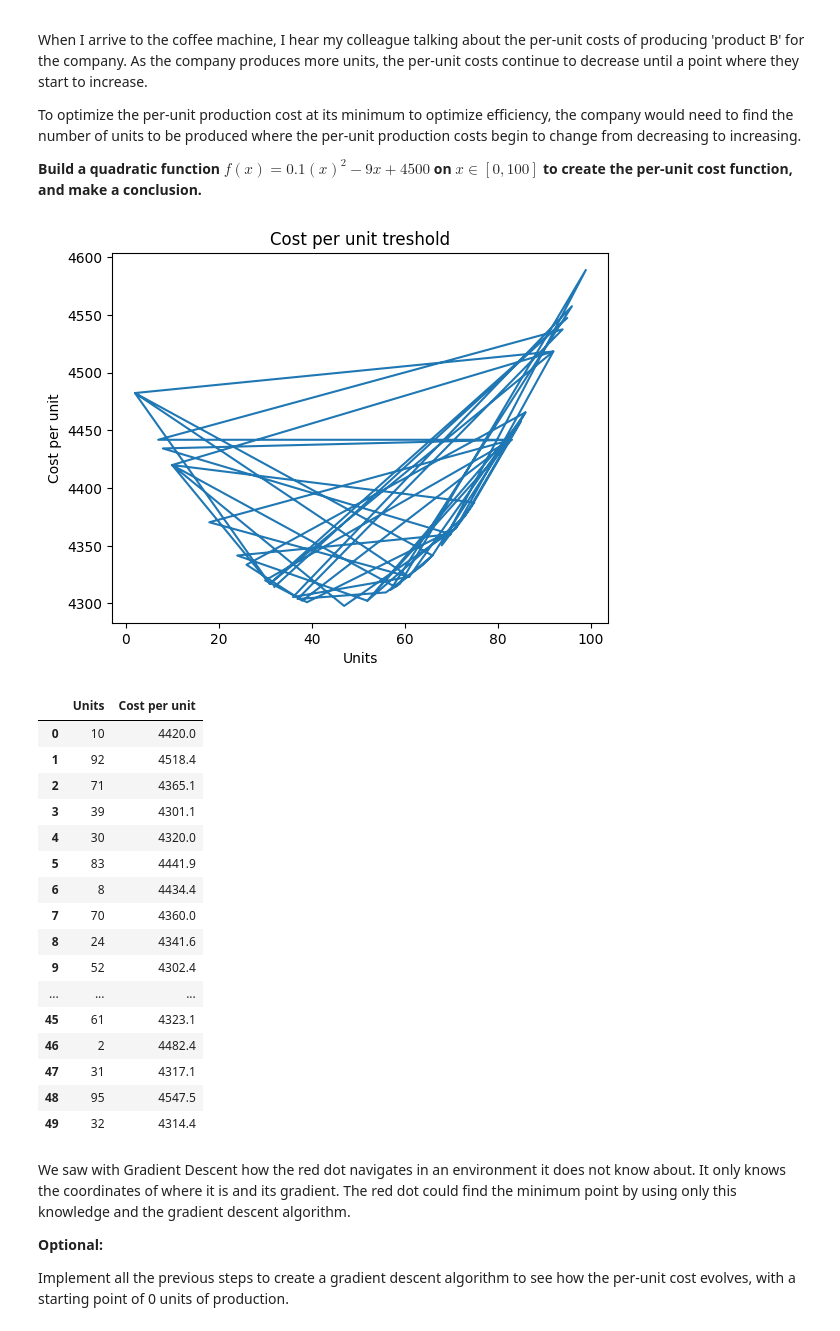
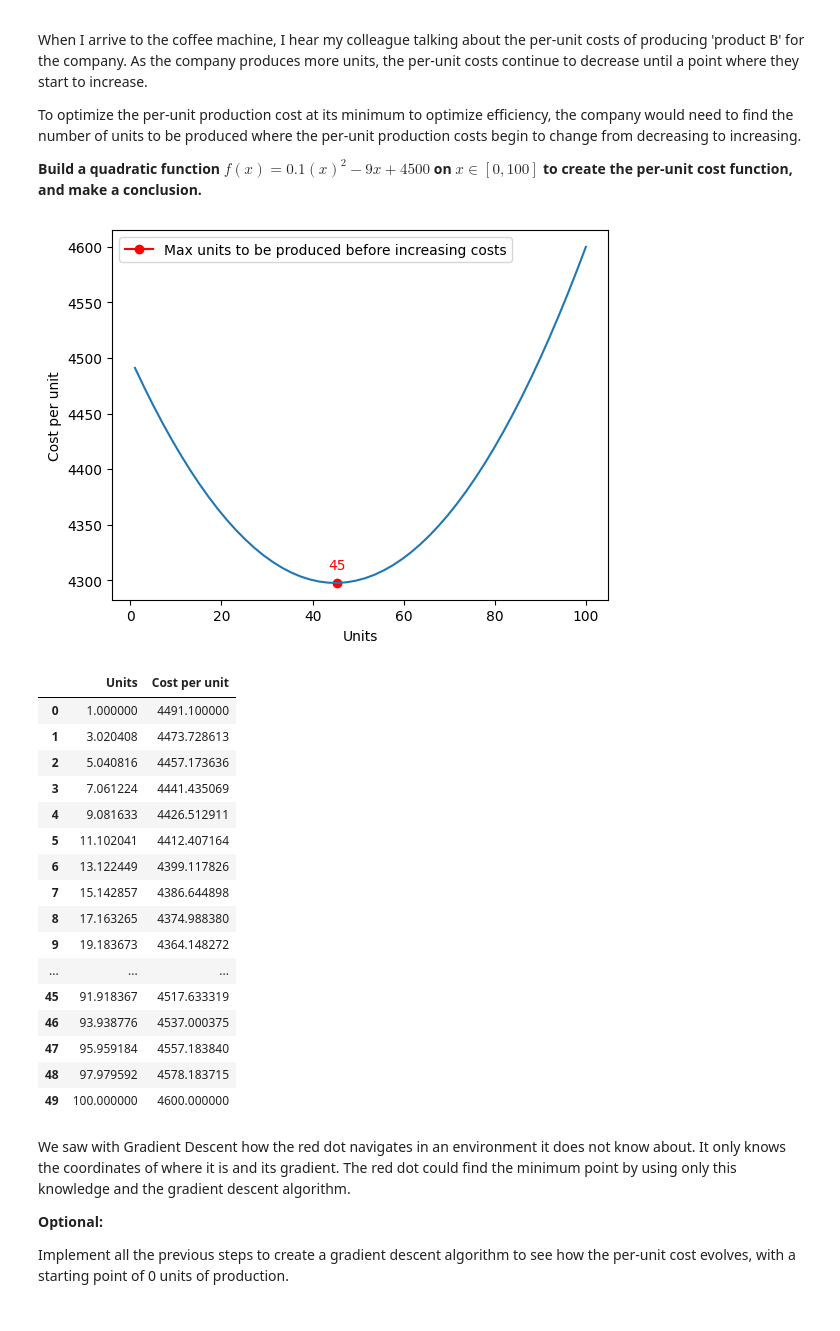
Before and after one commit to 4GeeksAcademy/calculus-and-algebra-problems-with-pythonDianam3, a Jupyter notebook: notebook/problems.ipynb, the cells around one changed output. Cells and saved outputs as stored; diff of their text form; code cells hidden in the pictures.

```diff
--- a/notebook/problems.ipynb
+++ b/notebook/problems.ipynb
@@ -318,44 +318,52 @@ To optimize the per-unit production cost at its minimum to optimize efficiency,
 # %%
 # Define and plot the function
 
 import numpy as np
 import pandas as pd
 import matplotlib.pyplot as plt
 
-x = np.random.randint(1,100, size = 50)
+x = np.linspace(1,100)
 
 def per_unit_cost(x):
     return 0.1 * (x**2) - 9 * x + 4500
 
-cost = per_unit_cost(x)
+costs = per_unit_cost(x)
 
-plt.plot(x, cost)
+min_cost = np.min(costs)
+min_cost_x = x[np.argmin(costs)] #Explained again below
+
+plt.plot(min_cost_x, min_cost, marker="o", color="red", label = "Max units to be produced before increasing costs")
+plt.text(min_cost_x, min_cost + 10, f'{min_cost_x:.0f}',  # Explained below = Adjust position and formatting as needed
+         ha='center', va='bottom', color='red') # The + 10 is used to offset the text label vertically so that it appears slightly above the minimum cost point on the plot. Without this offset, the text label would likely overlap with the plotted point or the curve, making it difficult to read.
+plt.legend()
+plt.plot(x, costs)
 plt.xlabel("Units")
 plt.ylabel("Cost per unit")
-plt.title("Cost per unit treshold")
 plt.show()
 
-df3 = pd.DataFrame({"Units" : x, "Cost per unit" : cost})
+
+
+df3 = pd.DataFrame({"Units" : x, "Cost per unit" : costs})
 df3
 # %% [output]
-[figure, old version]
+[figure, new version]
 |  | Units | Cost per unit |
-| 0 | 10 | 4420.0 |
-| 1 | 92 | 4518.4 |
-| 2 | 71 | 4365.1 |
-| 3 | 39 | 4301.1 |
-| 4 | 30 | 4320.0 |
-| 5 | 83 | 4441.9 |
-| 6 | 8 | 4434.4 |
-| 7 | 70 | 4360.0 |
-| 8 | 24 | 4341.6 |
-| 9 | 52 | 4302.4 |
+| 0 | 1.000000 | 4491.100000 |
+| 1 | 3.020408 | 4473.728613 |
+| 2 | 5.040816 | 4457.173636 |
+| 3 | 7.061224 | 4441.435069 |
+| 4 | 9.081633 | 4426.512911 |
+| 5 | 11.102041 | 4412.407164 |
+| 6 | 13.122449 | 4399.117826 |
+| 7 | 15.142857 | 4386.644898 |
+| 8 | 17.163265 | 4374.988380 |
+| 9 | 19.183673 | 4364.148272 |
 | ... | ... | ... |
-| 45 | 61 | 4323.1 |
-| 46 | 2 | 4482.4 |
-| 47 | 31 | 4317.1 |
-| 48 | 95 | 4547.5 |
-| 49 | 32 | 4314.4 |
+| 45 | 91.918367 | 4517.633319 |
+| 46 | 93.938776 | 4537.000375 |
+| 47 | 95.959184 | 4557.183840 |
+| 48 | 97.979592 | 4578.183715 |
+| 49 | 100.000000 | 4600.000000 |
 # %% [markdown]
 We saw with Gradient Descent how the red dot navigates in an environment it does not know about. It only knows the coordinates of where it is and its gradient. The red dot could find the minimum point by using only this knowledge and the gradient descent algorithm.
 
```
Also changed, not shown: parts of 5 cells of this notebook.
